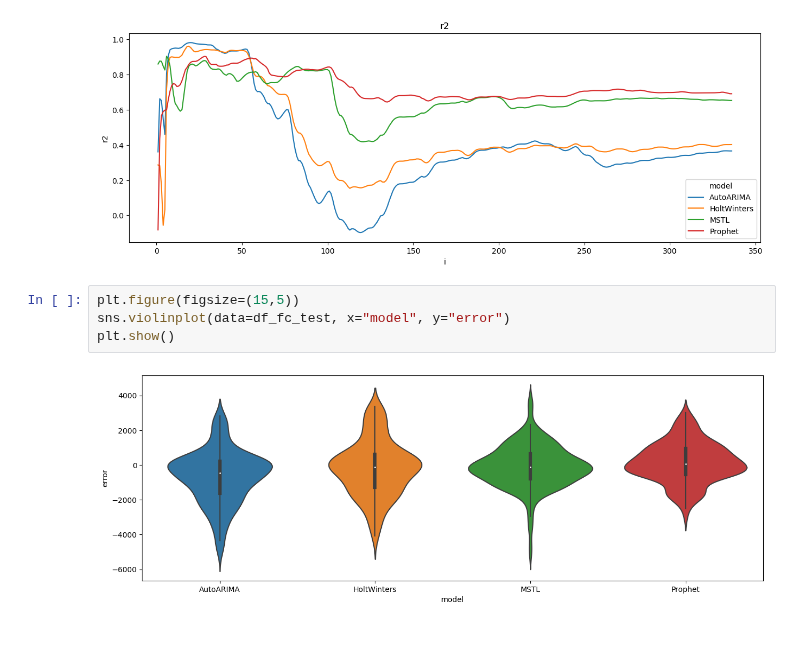
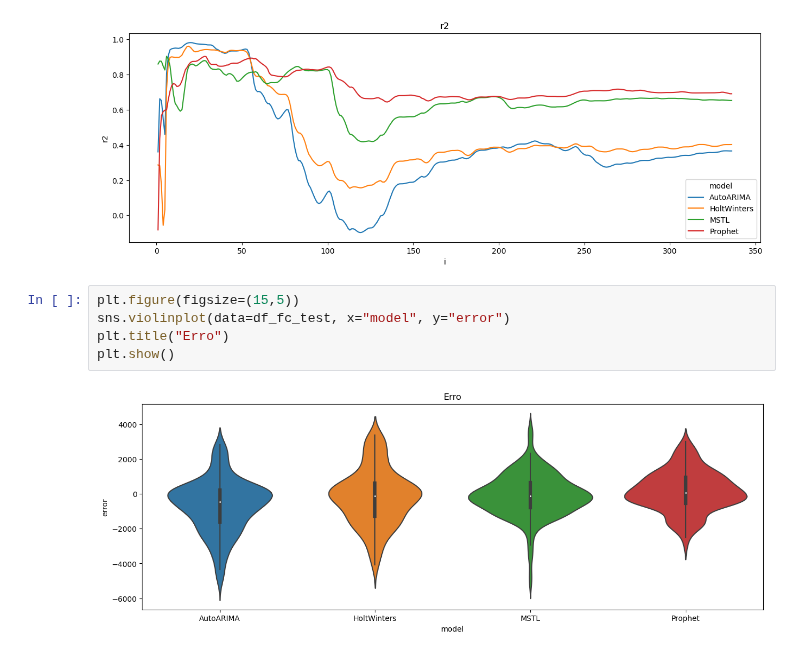
Before and after one commit to matheus-vizzotto/load_forecasting, a Jupyter notebook: src/model_tests2.ipynb, the cells around one changed output. Cells and saved outputs as stored; diff of their text form.

```diff
--- a/src/model_tests2.ipynb
+++ b/src/model_tests2.ipynb
@@ -122,6 +122,7 @@ for metric in metrics:
 # %%
 plt.figure(figsize=(15,5))
 sns.violinplot(data=df_fc_test, x="model", y="error")
+plt.title("Erro")
 plt.show()
 # %% [output]
-[figure, old version]
+[figure, new version]
```
Also changed, not shown: 10 other files.
